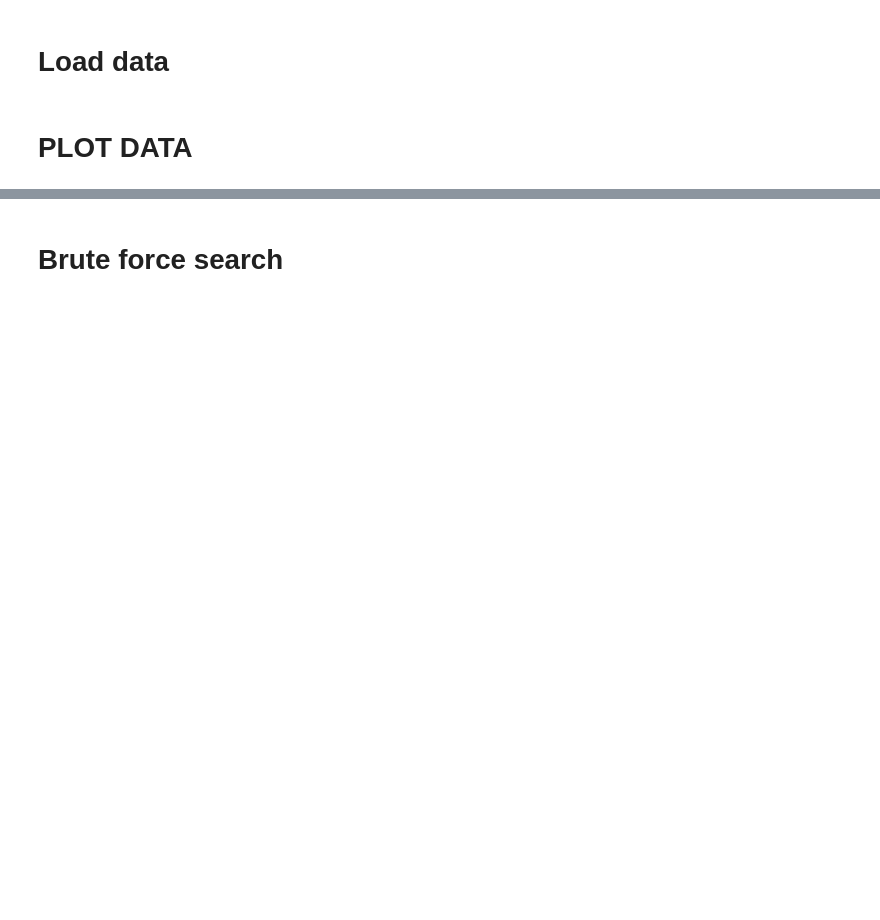
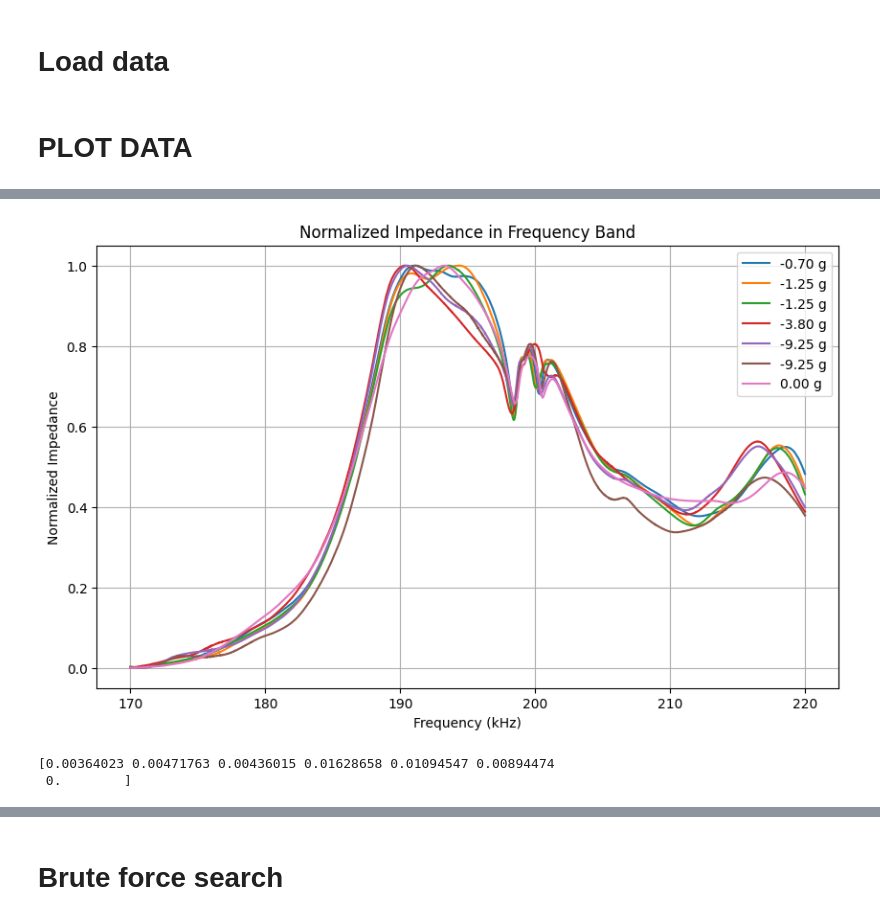
Before and after one commit to MKD-software/EMI-DMG-Analysis, a Jupyter notebook: Damage-analysis.ipynb, the cells around one changed output, grey strips where cells are left out. Saved outputs shown, nothing was run; the diff lists cells and outputs as text; code cells hidden in the pictures; blank space fills up the shorter version.

```diff
--- a/Damage-analysis.ipynb
+++ b/Damage-analysis.ipynb
@@ -431,0 +244,26 @@ Fixed R1 = 180 Ohms, Resonant freq = 180.0 kHz
+# %%
+sample_to_plot = "sample_2.csv"
+f_min, f_max = 170000, 220000
+
+dfs_for_sample = [
+    samples[sample_to_plot]
+    for folder_name, samples in data.items()
+    if sample_to_plot in samples
+]
+
+labels = []
+for folder_name, samples in data.items():
+    if sample_to_plot in samples:
+        delta_weight = weights.get(folder_name, {}).get(sample_to_plot, None)
+        if delta_weight is not None:
+            labels.append(f"{delta_weight:.2f} g")
+        else:
+            labels.append(folder_name)
+
+CCD_values = compute_corr_dev_from_dfs_simple(dfs_for_sample, f_min, f_max, labels)
+
+print(CCD_values)
+# %% [output]
+[figure, added]
+[0.00364023 0.00471763 0.00436015 0.01628658 0.01094547 0.00894474
+ 0.        ]
```
Also changed, not shown: parts of 31 cells of this notebook.
